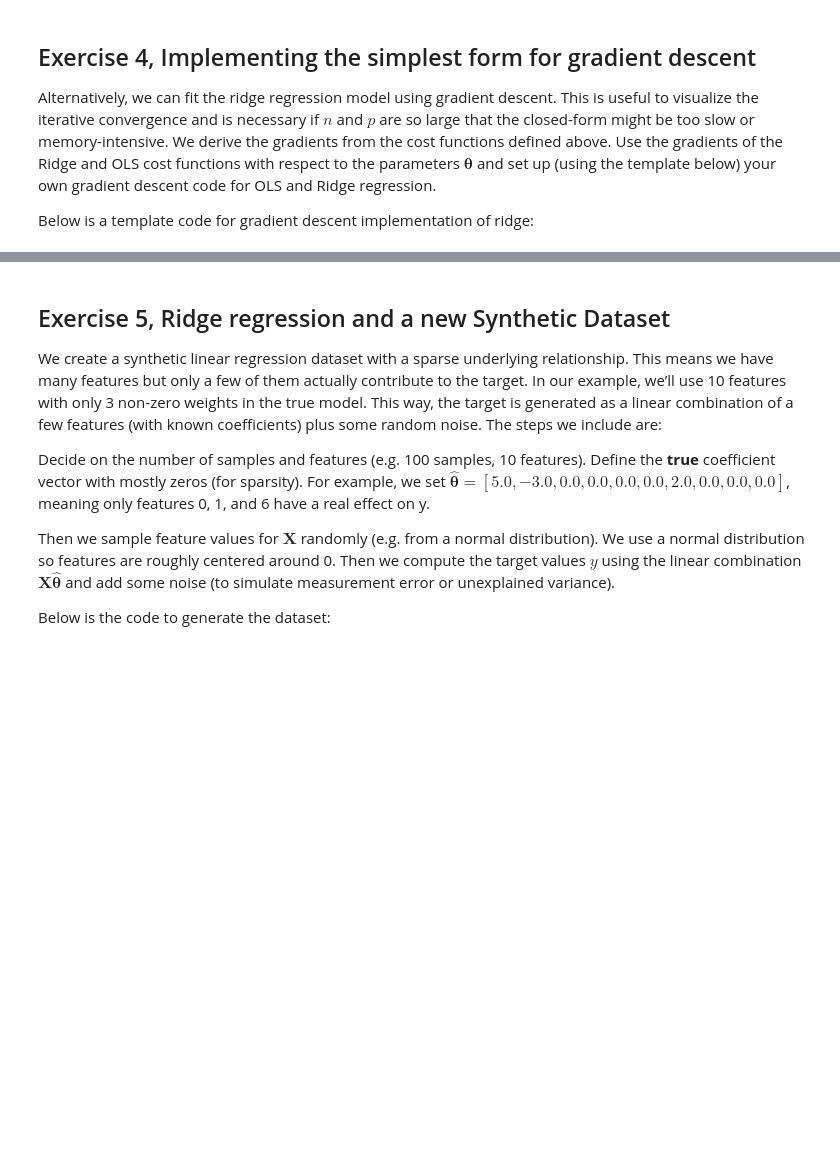
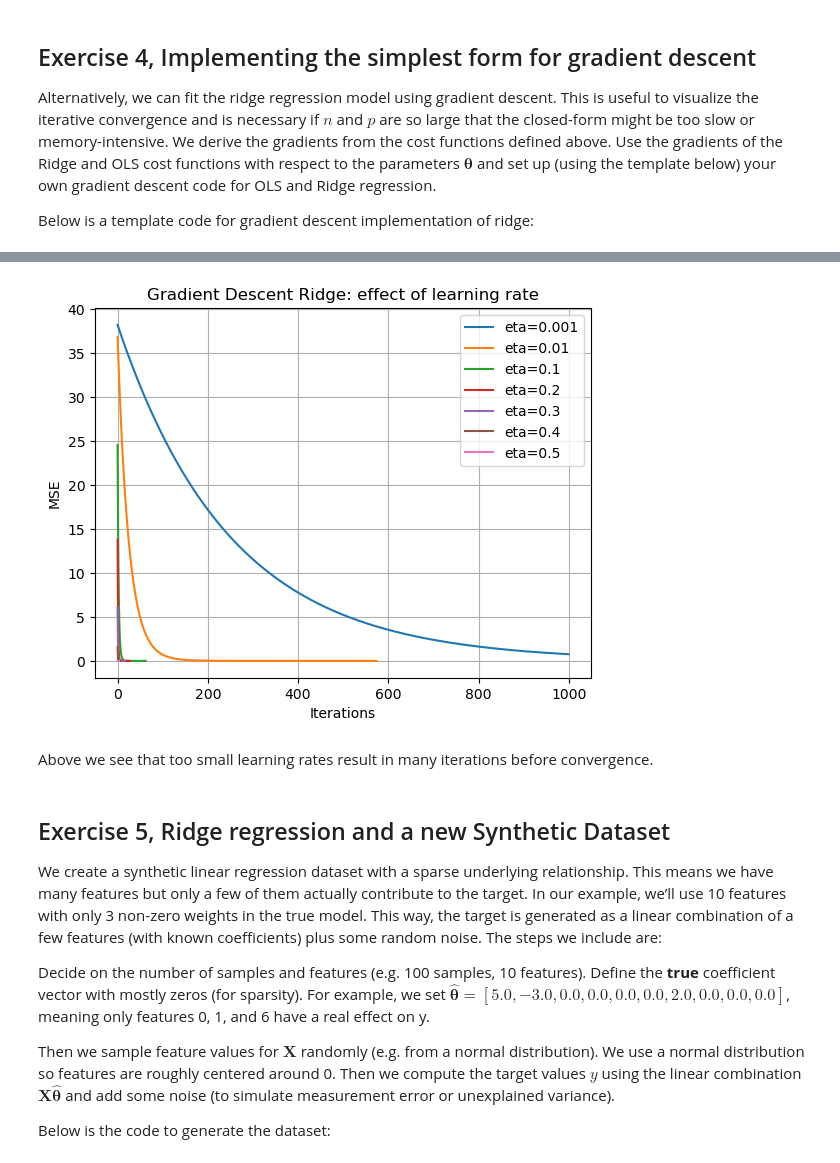
Before and after one commit to kjes4pres/FYS-STK4155, a Jupyter notebook: exercises/week37.ipynb, the cells around one changed output, grey strips where cells are left out. Saved outputs shown, nothing was run; the diff lists cells and outputs as text; code cells hidden in the pictures; blank space fills up the shorter version.

```diff
--- a/exercises/week37.ipynb
+++ b/exercises/week37.ipynb
@@ -351,0 +256,32 @@ It seems to me that OLS gives the closest results to the true theta values. I pl
+# %%
+etas = [0.001, 0.01, 0.1, 0.2, 0.3, 0.4, 0.5]   # different learning rates
+num_iters = 5000
+lamb = 0.01
+
+tol = 1e-6  # minimum improvement to contninue iterations
+print(f'Change in theta must be larger than {tol} for loop to continue.')
+print()
+
+theta_history = {}
+
+for eta in etas:
+    print(f'Current learning rate: {eta}')
+    theta_gd_Ridge = np.zeros(n_features)
+    mse_history = []
+
+    for t in range(num_iters):
+        grad_Ridge = (2/n) * X_norm.T @ (X_norm @ theta_gd_Ridge - y_centered) + 2*lamb*theta_gd_Ridge
+
+        new_theta = theta_gd_Ridge - eta*grad_Ridge
+
+        if np.linalg.norm(new_theta - theta_gd_Ridge) < tol:
+            print(f'Breaking the loop at iteration {t}')
+            print()
+            break
+
+        theta_gd_Ridge -= eta * grad_Ridge
+
+        mse = np.mean((y_centered - (X_norm @ theta_gd_Ridge))**2)
+        mse_history.append(mse)
+
+    theta_history[eta] = mse_history
@@ -352,3 +306,16 @@ It seems to me that OLS gives the closest results to the true theta values. I pl
+# %%
+for eta, mse in theta_history.items():
+    plt.plot(mse[:1000], label=f"eta={eta}")
+
+plt.xlabel('Iterations')
+plt.ylabel('MSE')
+plt.title('Gradient Descent Ridge: effect of learning rate')
+plt.legend()
+plt.grid()
+# %% [output]
+[figure, added]
+# %% [markdown]
+Above we see that too small learning rates result in many iterations before convergence.
 # %% [markdown]
 ## Exercise 5, Ridge regression and a new Synthetic Dataset
 
```
Also changed, not shown: parts of 43 cells of this notebook.
